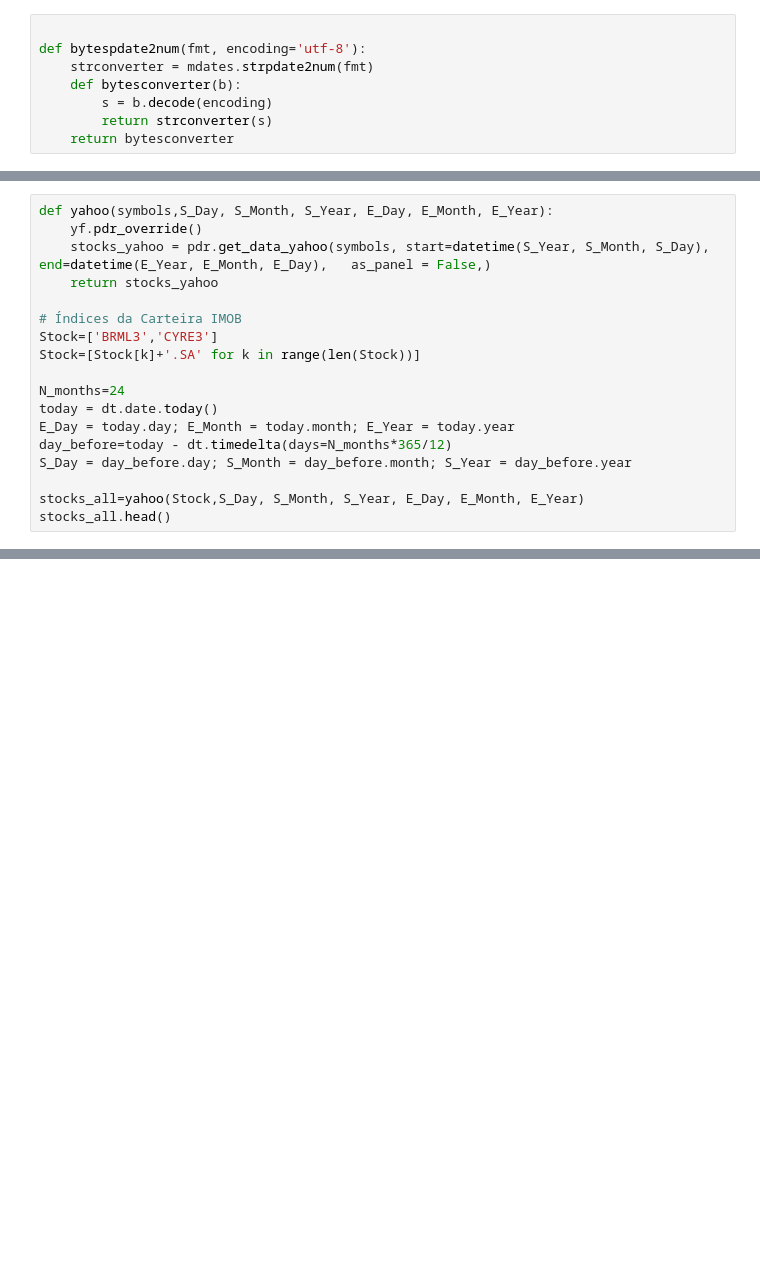
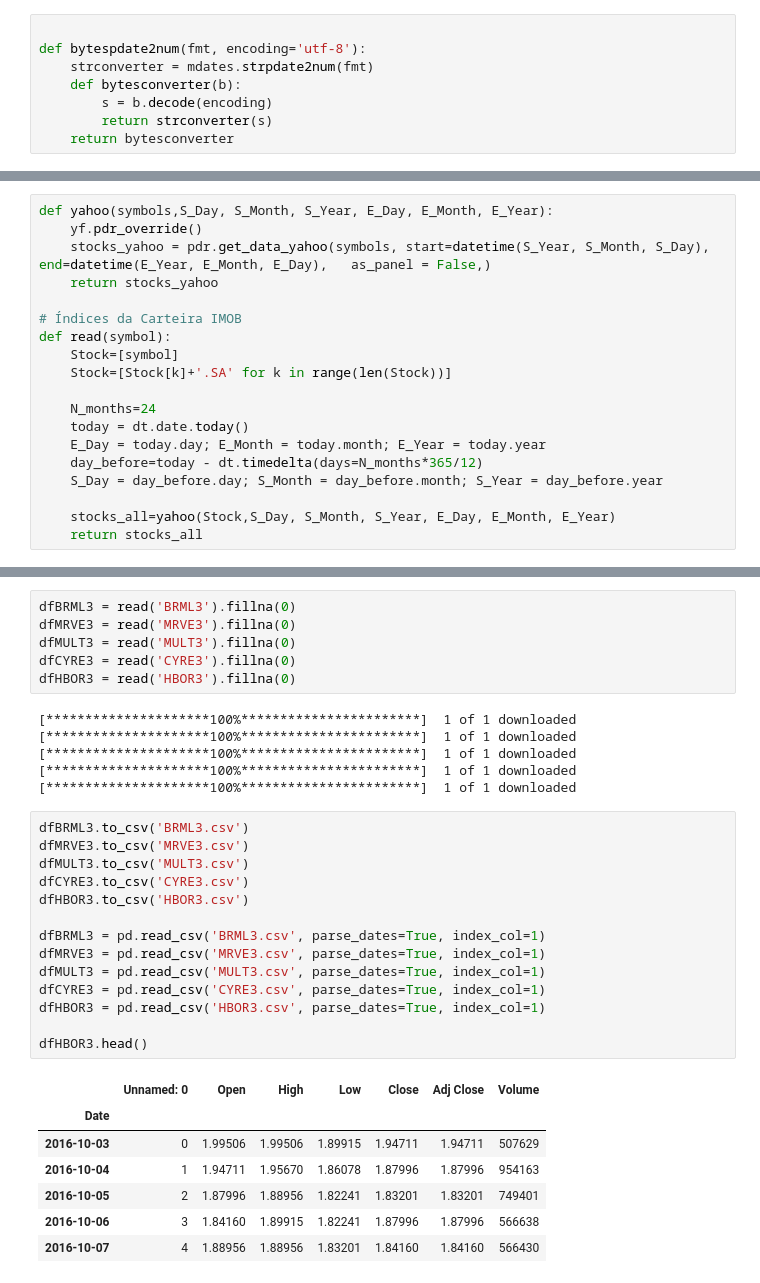
Before and after one commit to EduardoSSR/Financial-Engineering, a Jupyter notebook: Trabalhos/Testes.ipynb, the cells around one changed output, grey strips where cells are left out. Cells and saved outputs as stored; diff of their text form; blank space fills up the shorter version.

```diff
--- a/Trabalhos/Testes.ipynb
+++ b/Trabalhos/Testes.ipynb
@@ -103,14 +108,15 @@ def yahoo(symbols,S_Day, S_Month, S_Year, E_Day, E_Month, E_Year):
     return stocks_yahoo
 
 # Índices da Carteira IMOB
-Stock=['BRML3','CYRE3']
-Stock=[Stock[k]+'.SA' for k in range(len(Stock))]
+def read(symbol):
+    Stock=[symbol]
+    Stock=[Stock[k]+'.SA' for k in range(len(Stock))]
 
-N_months=24
-today = dt.date.today()
-E_Day = today.day; E_Month = today.month; E_Year = today.year
-day_before=today - dt.timedelta(days=N_months*365/12)
-S_Day = day_before.day; S_Month = day_before.month; S_Year = day_before.year
+    N_months=24
+    today = dt.date.today()
+    E_Day = today.day; E_Month = today.month; E_Year = today.year
+    day_before=today - dt.timedelta(days=N_months*365/12)
+    S_Day = day_before.day; S_Month = day_before.month; S_Year = day_before.year
 
-stocks_all=yahoo(Stock,S_Day, S_Month, S_Year, E_Day, E_Month, E_Year)
-stocks_all.head()
+    stocks_all=yahoo(Stock,S_Day, S_Month, S_Year, E_Day, E_Month, E_Year)
+    return stocks_all
@@ -126,0 +123,34 @@ stocks_all.head()
+# %%
+dfBRML3 = read('BRML3').fillna(0)
+dfMRVE3 = read('MRVE3').fillna(0)
+dfMULT3 = read('MULT3').fillna(0)
+dfCYRE3 = read('CYRE3').fillna(0)
+dfHBOR3 = read('HBOR3').fillna(0)
+# %% [output]
+[*********************100%***********************]  1 of 1 downloaded
+[*********************100%***********************]  1 of 1 downloaded
+[*********************100%***********************]  1 of 1 downloaded
+[*********************100%***********************]  1 of 1 downloaded
+[*********************100%***********************]  1 of 1 downloaded
+# %%
+dfBRML3.to_csv('BRML3.csv')
+dfMRVE3.to_csv('MRVE3.csv')
+dfMULT3.to_csv('MULT3.csv')
+dfCYRE3.to_csv('CYRE3.csv')
+dfHBOR3.to_csv('HBOR3.csv')
+
+dfBRML3 = pd.read_csv('BRML3.csv', parse_dates=True, index_col=1)
+dfMRVE3 = pd.read_csv('MRVE3.csv', parse_dates=True, index_col=1)
+dfMULT3 = pd.read_csv('MULT3.csv', parse_dates=True, index_col=1)
+dfCYRE3 = pd.read_csv('CYRE3.csv', parse_dates=True, index_col=1)
+dfHBOR3 = pd.read_csv('HBOR3.csv', parse_dates=True, index_col=1)
+
+dfHBOR3.head()
+# %% [output]
+|  | Unnamed: 0 | Open | High | Low | Close | Adj Close | Volume |
+| Date |  |  |  |  |  |  |  |
+| 2016-10-03 | 0 | 1.99506 | 1.99506 | 1.89915 | 1.94711 | 1.94711 | 507629 |
+| 2016-10-04 | 1 | 1.94711 | 1.95670 | 1.86078 | 1.87996 | 1.87996 | 954163 |
+| 2016-10-05 | 2 | 1.87996 | 1.88956 | 1.82241 | 1.83201 | 1.83201 | 749401 |
+| 2016-10-06 | 3 | 1.84160 | 1.89915 | 1.82241 | 1.87996 | 1.87996 | 566638 |
+| 2016-10-07 | 4 | 1.88956 | 1.88956 | 1.83201 | 1.84160 | 1.84160 | 566430 |
```
Also changed, not shown: parts of 16 cells of this notebook, 5 other files.
